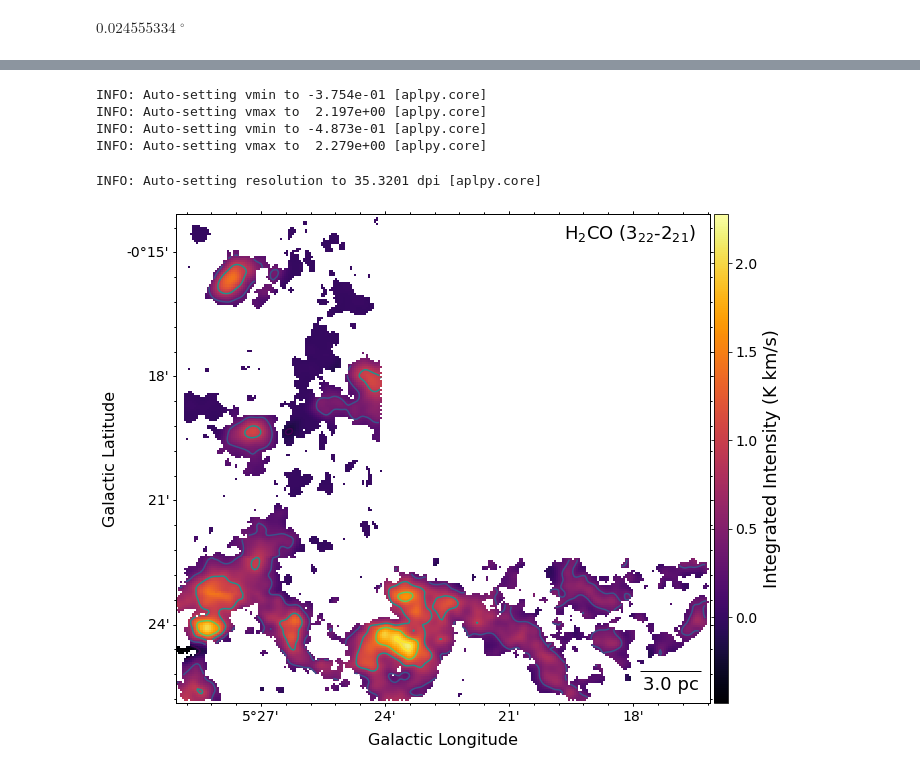
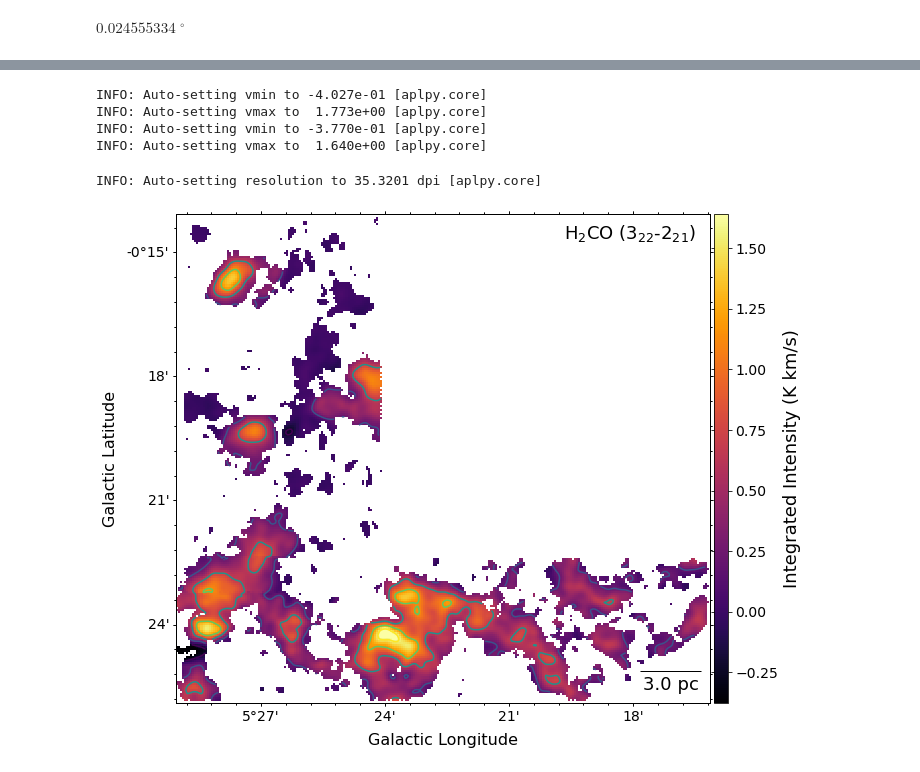
Before and after one commit to SpacialTree/clouds-g5-b1, a Jupyter notebook: NewMomentMaps.ipynb, the cells around one changed output, grey strips where cells are left out. Saved outputs shown, nothing was run; the diff lists cells and outputs as text; code cells hidden in the pictures.

```diff
--- a/NewMomentMaps.ipynb
+++ b/NewMomentMaps.ipynb
@@ -266,22 +333,22 @@ INFO: Auto-setting vmax to  1.599e+01 [aplpy.core]
 # %%
-cube23_0 = cube_23.with_mask(mask_23).moment0()
+cube23_0 = cube_23.with_mask(mask_23).spectral_slab(-5*u.km / u.second, 200*u.km/u.second).moment0()
 cube23_0.quicklook()
 cube23_0.FITSFigure.show_colorscale(cmap='inferno')
 cube23_0.FITSFigure.colorbar.set_axis_label_text('Integrated Intensity (K km/s)')
 cube23_0.FITSFigure.show_contour(cube23_0.hdu, returnlevels=True)
 cube23_0.FITSFigure.colorbar.set_axis_label_font(size=18)
 cube23_0.FITSFigure.colorbar.set_font(size=14)
 cube23_0.FITSFigure.axis_labels.set_font(size=16)
 cube23_0.FITSFigure.tick_labels.set_font(size=14)
 cube23_0.FITSFigure.add_label(0.85, 0.96, "H$_2$CO (3$_{22}$-2$_{21}$)", relative=True, size=18)
 cube23_0.FITSFigure.add_scalebar(ang, color='black', size=18)
 cube23_0.FITSFigure.scalebar.set_label(m)
 cube23_0.FITSFigure.savefig('/orange/adamginsburg/cmz/g5/code/plots/mom0_23-new.pdf')
 # %% [output]
-INFO: Auto-setting vmin to -3.754e-01 [aplpy.core]
-INFO: Auto-setting vmax to  2.197e+00 [aplpy.core]
-INFO: Auto-setting vmin to -4.873e-01 [aplpy.core]
-INFO: Auto-setting vmax to  2.279e+00 [aplpy.core]
+INFO: Auto-setting vmin to -4.027e-01 [aplpy.core]
+INFO: Auto-setting vmax to  1.773e+00 [aplpy.core]
+INFO: Auto-setting vmin to -3.770e-01 [aplpy.core]
+INFO: Auto-setting vmax to  1.640e+00 [aplpy.core]
 INFO: Auto-setting resolution to 35.3201 dpi [aplpy.core]
-[figure, old version]
+[figure, new version]
 # %%
```
Also changed, not shown: parts of 22 cells of this notebook, 6 other files.
